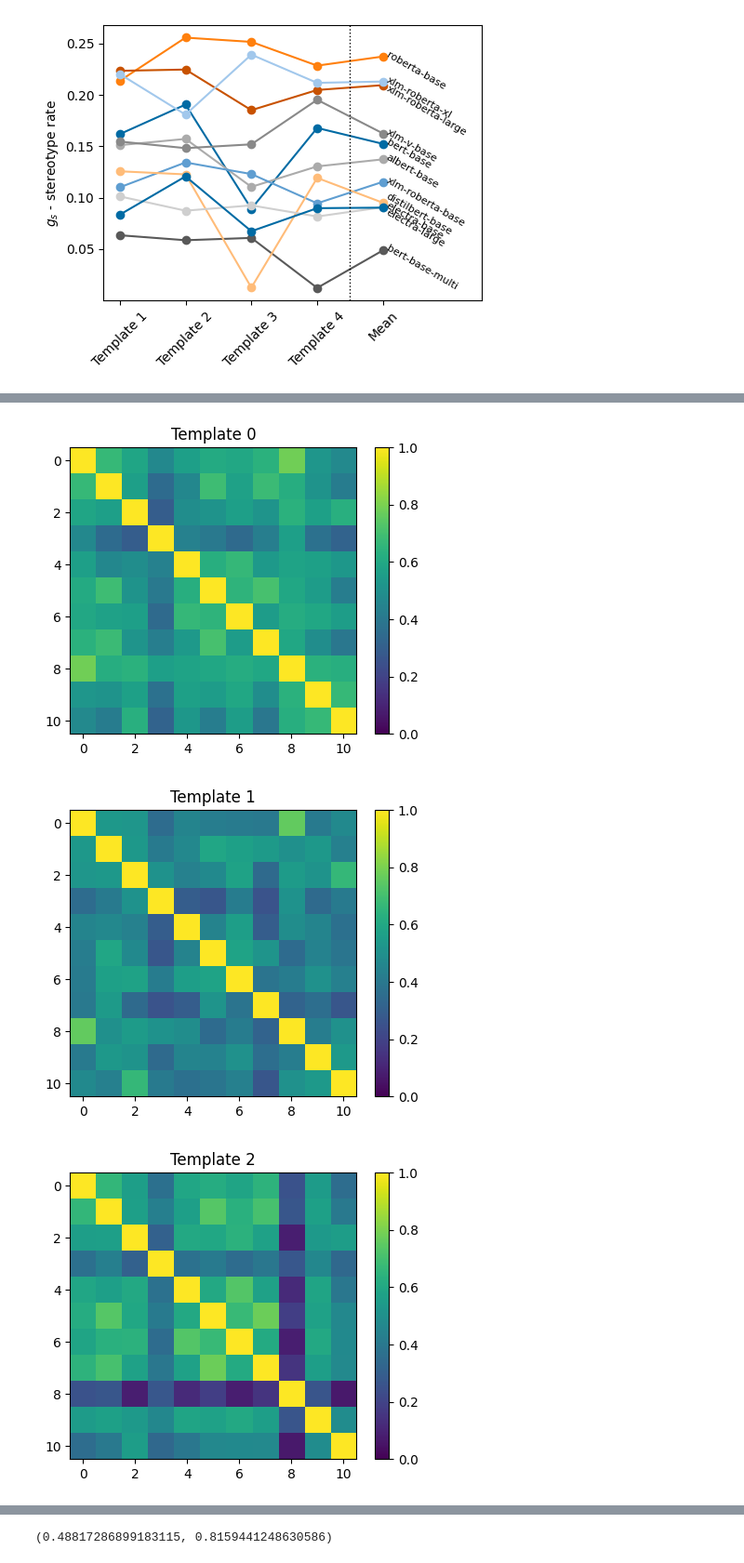
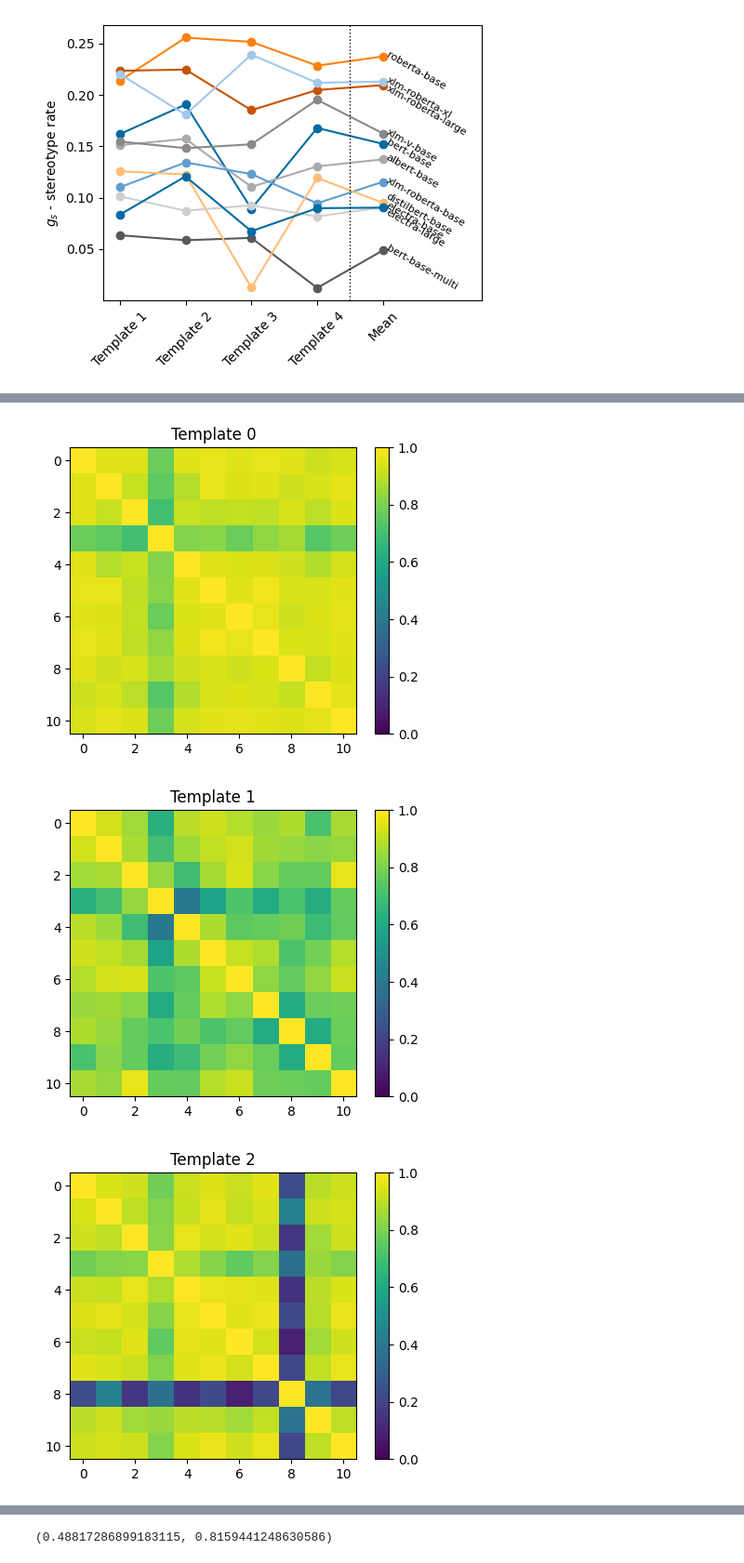
Before and after one commit to kinit-sk/gest, a Jupyter notebook: _english_mlm.ipynb, the cells around one changed output, grey strips where cells are left out. Shown at 93% size. Drawn from its saved outputs; the diff is of its cells as text; code cells hidden in the pictures.

```diff
--- a/_english_mlm.ipynb
+++ b/_english_mlm.ipynb
@@ -239,14 +128,14 @@ plt.savefig('./figures/en_all.pdf')
 def format_ci(mean, lower, upper):
     return f'{lower:.2f} {mean:.2f} {upper:.2f}'
 
-for model in models:
+for model_handle in models:
     print('\\midrule')
     print("& \multicolumn{16}{l}{\\texttt{", end='')
-    print(short_model_name(model), end='')
+    print(short_model_name(model_handle), end='')
     print("}} \\\\")
-    for template in range(4):
-        print(template+1, *[
-            format_ci(*stereotype_masculine_rate(model_results_standard(model, template), stereotype))
-            for stereotype in range(1, 17)
+    for template_id in range(4):
+        print(template_id+1, *[
+            format_ci(*r_i(model_template_file(model_handle, template_id), stereotype_id))
+            for stereotype_id in range(1, 17)
         ], sep=' & ', end=' \\\\\n')
 # %% [output]
@@ -269,17 +158,23 @@ for model in models:
 4 & 0.14 0.16 0.18 & 0.15 0.17 0.19 & 0.04 0.05 0.07 & 0.08 0.10 0.12 & 0.13 0.15 0.17 & 0.16 0.19 0.21 & 0.07 0.09 0.11 & 0.24 0.26 0.29 & 0.25 0.27 0.29 & 0.24 0.26 0.28 & 0.20 0.22 0.24 & 0.06 0.08 ...
 # %%
+"""
+The results are pretty consistent across different templates - This is often not the case with other measures.
+
+The only exception is template #3 with BERT and DistilBERT (note that DistilBERT is directly distilled from the original BERT).
+Not sure why that is the case, but it might simply expect different pronouns there.
+"""
+
 plt.rcParams["figure.figsize"] = (5,4)
-plt.style.use('tableau-colorblind10')
 
-for model in models:
+for model_handle in models:
     rates = [
-        stereotype_rate(model_results_standard(model, template_id))
+        g_s(model_template_file(model_handle, template_id))
         for template_id in range(4)
     ]
     plt.plot(range(1,6), rates + [np.mean(rates)], marker='o')
-    model_name = short_model_name(model)
-    ver_offset = {'distilbert-base': 0.005, 'xlm-roberta-large': -0.005, 'electra-large': -0.007}.get(model_name, 0)
-    plt.text(5 + 0.04, np.mean(rates) + ver_offset, model_name, fontsize=8, rotation=-30, rotation_mode='anchor')
+    model_handle = short_model_name(model_handle)
+    ver_offset = {'distilbert-base': 0.005, 'xlm-roberta-large': -0.005, 'electra-large': -0.007}.get(model_handle, 0)
+    plt.text(5 + 0.04, np.mean(rates) + ver_offset, model_handle, fontsize=8, rotation=-30, rotation_mode='anchor')
 plt.axvline(4.5, linestyle=':', linewidth=1, color='black')
 plt.xticks(range(1, 6), [f'Template {i}' for i in range(1, 5)] + ['Mean'], rotation=45)
 plt.xlim(0.75, 6.5)
@@ -296,18 +191,17 @@ The correlations are quite strong (0.6+). Correlations between templates that us
 This shows certain lexical consistency, that is not the same when we change the gender identifier (he > the man).
 """
 corrs = []
-for model in models:
+for model_handle in models:
     results = np.vstack(
-        # model_results_standard(model, template_id)
-        all_stereotypes_results(model_results_standard(model, template_id))
+        r_is(model_template_file(model_handle, template_id), bootstrap=False)
         for template_id in range(4)
     )
     corr = np.corrcoef(results)
     corrs.append(corr)
-    plt.title(f'Model {model}')
+    plt.title(f'Model {model_handle}')
     visualize_corr(corr)
 
-mean_corrs = np.mean( np.array(corrs), axis=0)
+mean_corrs = np.mean(np.array(corrs), axis=0)
 plt.title(f'Model mean')
 visualize_corr(mean_corrs)
 # %% [output]
@@ -326,28 +220,26 @@ visualize_corr(mean_corrs)
 # %%
 """
 Model correlations.
 
 How the results correlate between models. The correlations are weaker overall (0.5), and they do not say that much.
 Only visible pattern is that MBERT is less correlated to the other models.
 """
 
 corrs = []
 for template_id in range(4):
     results = np.vstack(
-        model_results_standard(model, template_id)
-        # all_stereotypes_results(model_results_standard(model, template_id))
-        for model in models
-        if model != 2
+        r_is(model_template_file(model_handle, template_id), bootstrap=False)
+        for model_handle in models
     )
     corr = np.corrcoef(results)
     plt.title(f'Template {template_id}')
     visualize_corr(corr)
     corrs.append(corr)
 
 mean_corr = np.mean(np.array(corrs), axis=0)
 plt.title(f'Template mean')
 visualize_corr(mean_corr)
 # %% [output]
-[figure, old version]
+[figure, new version]
-[figure, old version]
+[figure, new version]
-[figure, old version]
+[figure, new version]
```
Also changed, not shown: parts of 33 cells of this notebook, 54 other files.
